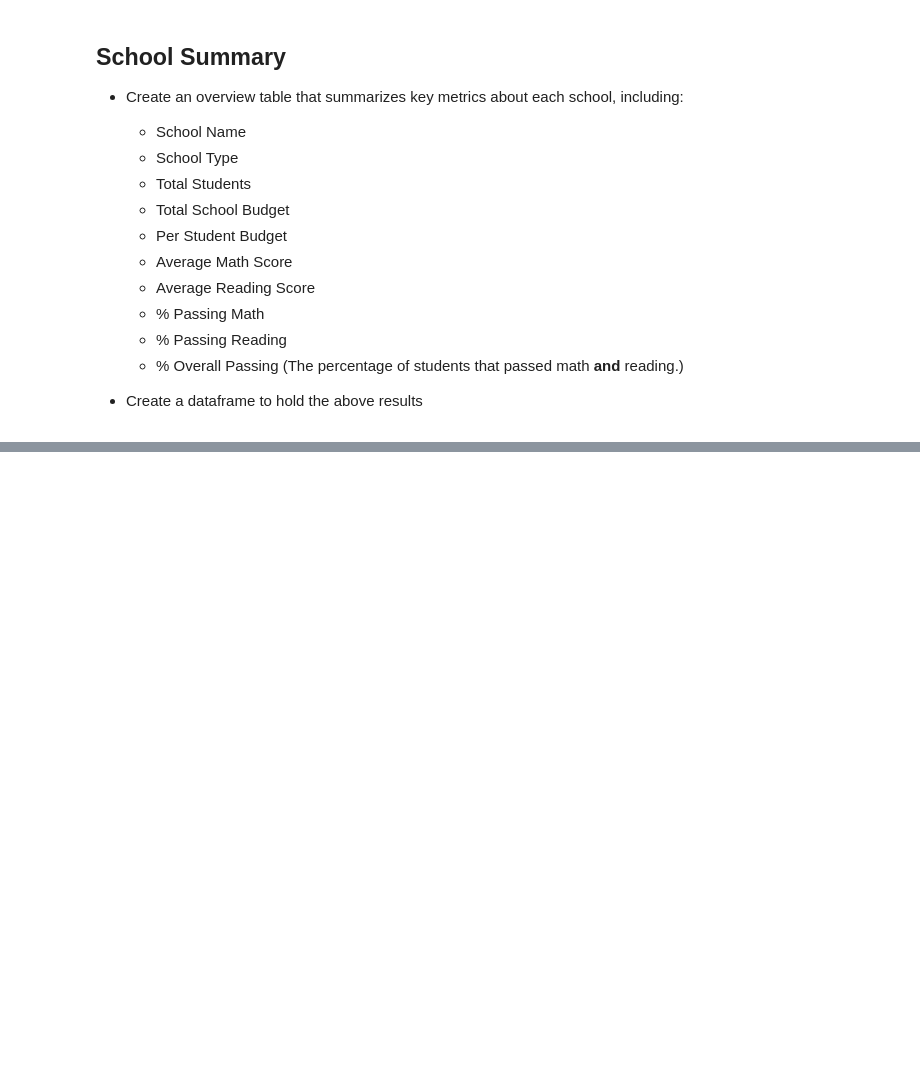
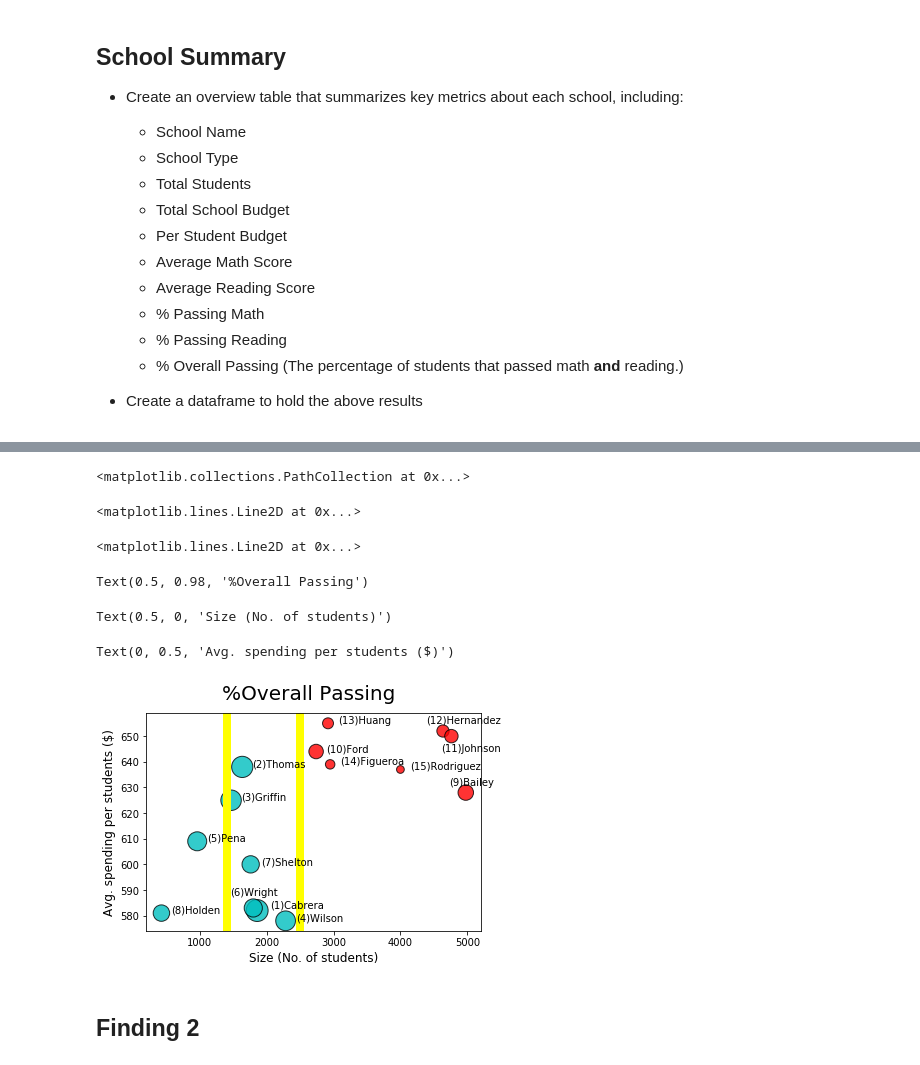
Before and after one commit to bnarath/pandas-challenge, a Jupyter notebook: PyCitySchools/PyCitySchools.ipynb, the cells around one changed output, grey strips where cells are left out. Saved outputs shown, nothing was run; the diff lists cells and outputs as text; code cells hidden in the pictures; blank space fills up the shorter version.

```diff
--- a/PyCitySchools/PyCitySchools.ipynb
+++ b/PyCitySchools/PyCitySchools.ipynb
@@ -147,0 +318,47 @@ school_summary
+# %%
+#Plot between number of students and budget
+#Size: Ranking based on % of overall pass ->Bigger is towards successfull
+#Color: Cyan: If more than 70% of the students passed overall, Red otherwise
+fig = plt.figure()
+ax = fig.add_subplot(1, 1, 1)
+
+#rank school based on overall passing percentage: keys<- school name; values <- rank; rank1<-worst, rank15<-best
+performance = {name:index+1 for index,name in enumerate(school_summary_nf['% Overall Passing'].sort_values().index.to_list())}
+
+ax.scatter(school_summary_nf['Total Students'], school_summary_nf['Per Student Budget'], s = [30+30*(performance[index]) for index in school_summary_nf['Total Students'].index.to_list()], c=['c' if grade >=70 else 'r' for grade in school_summary_nf['% Overall Passing'].to_list()], alpha=0.8, edgecolors='black')
+
+line1 = mlines.Line2D([2500, 2500], [ax.get_ybound()[0], ax.get_ybound()[1]], color='yellow', linewidth=8)
+line2 = mlines.Line2D([1400, 1400], [ax.get_ybound()[0], ax.get_ybound()[1]], color='yellow', linewidth=8)
+ax.add_line(line1)
+ax.add_line(line2)
+for i,school_fn in enumerate(school_summary_nf['% Overall Passing'].index.to_list()):
+    x_offset = 150
+    y_offset=0
+    school = school_fn.split()[0]
+    if school == 'Johnson' :
+        y_offset = -6
+        x_offset = -150
+    if (school == 'Hernandez') | (school == 'Bailey'):
+        y_offset = 3
+        x_offset = -250
+    if school == 'Wright':
+        y_offset = 5
+        x_offset = -350
+    if school == 'Cabrera':
+        y_offset = 1
+        x_offset = 200
+    _ = ax.annotate(f"({16-performance[school_fn]}){school}", (school_summary_nf['Total Students'][i]+x_offset, school_summary_nf['Per Student Budget'][i]+y_offset))
+
+fig.suptitle('%Overall Passing', fontsize=20)
+plt.xlabel('Size (No. of students)', fontsize=12)
+plt.ylabel('Avg. spending per students ($)', fontsize=12)
+# %% [output]
+<matplotlib.collections.PathCollection at 0x...>
+<matplotlib.lines.Line2D at 0x...>
+<matplotlib.lines.Line2D at 0x...>
+Text(0.5, 0.98, '%Overall Passing')
+Text(0.5, 0, 'Size (No. of students)')
+Text(0, 0.5, 'Avg. spending per students ($)')
+[figure, added]
+# %% [markdown]
+## Finding 2
```
Also changed, not shown: parts of 28 cells of this notebook, 14 other files.
